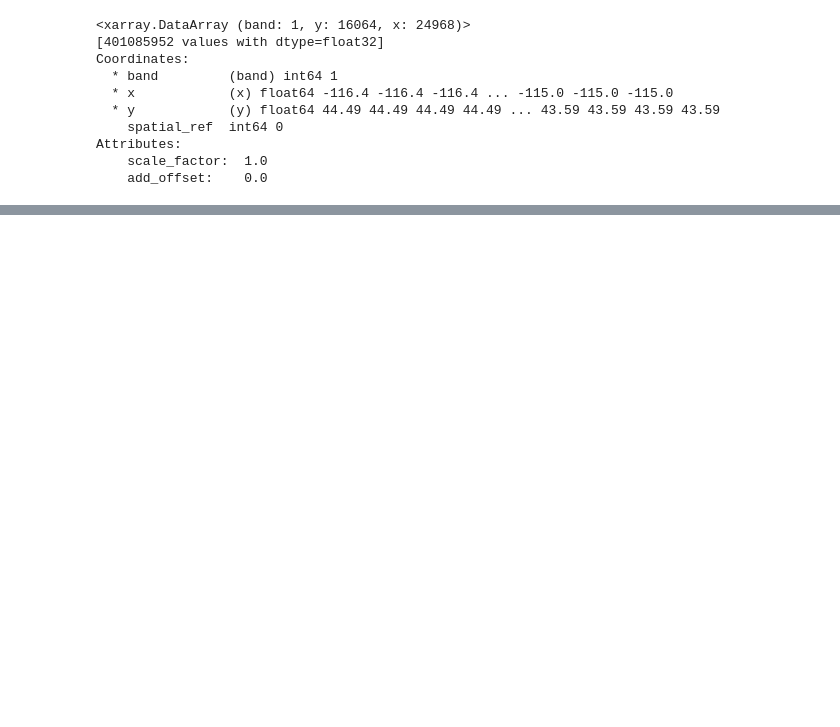
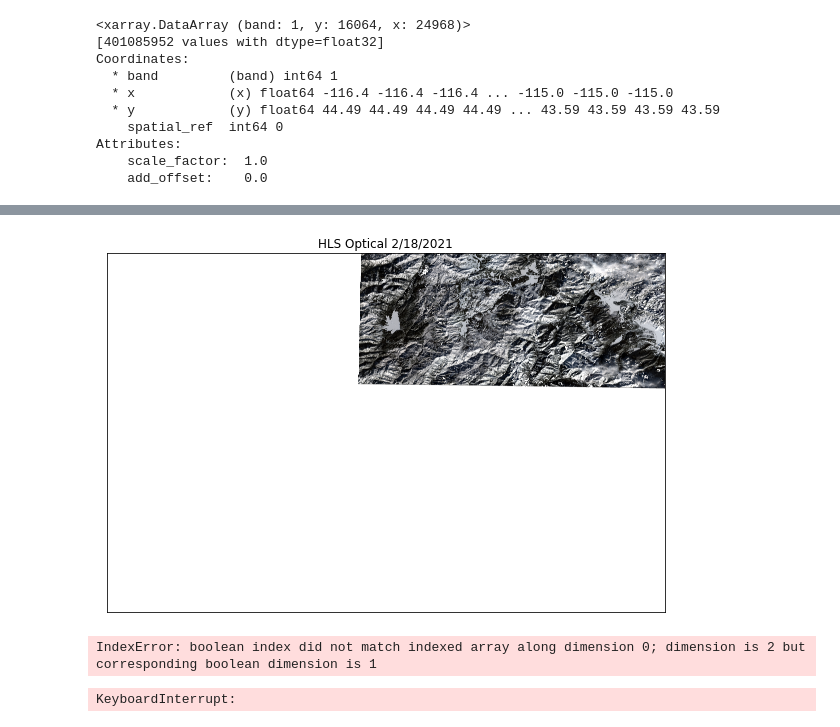
Before and after one commit to snowex-hackweek/website-2022, a Jupyter notebook: book/tutorials/sar/uavsar_2022.ipynb, the cells around one changed output, grey strips where cells are left out. Drawn from its saved outputs; the diff is of its cells as text; code cells hidden in the pictures; blank space fills up the shorter version.

```diff
--- a/book/tutorials/sar/uavsar_2022.ipynb
+++ b/book/tutorials/sar/uavsar_2022.ipynb
@@ -265,0 +285,26 @@ plt.show()
+# %%
+# plot rgb image
+ep.plot_rgb(hls_resamp.values,
+            rgb = [2, 1, 0],
+            title = "HLS Optical 2/18/2021",
+            stretch=True)
+plt.show()
+# %% [output]
+[figure, added]
+# %%
+# mask fabdem by NaNs in uavsar dem, convert to np.array
+hls_resamp.data[np.isnan(unw_rast.data)] = np.nan
+
+hls_resamp
+#hls_mask = hls_resamp.data[0]
+# %% [output]
+IndexError: boolean index did not match indexed array along dimension 0; dimension is 2 but corresponding boolean dimension is 1
+# %%
+# plot rgb image
+ep.plot_rgb(hls_resamp.values,
+            rgb = [2, 1, 0],
+            title = "HLS Optical 2/18/2021",
+            stretch=True)
+plt.show()
+# %% [output]
+KeyboardInterrupt:
```
Also changed, not shown: parts of 11 cells of this notebook.
